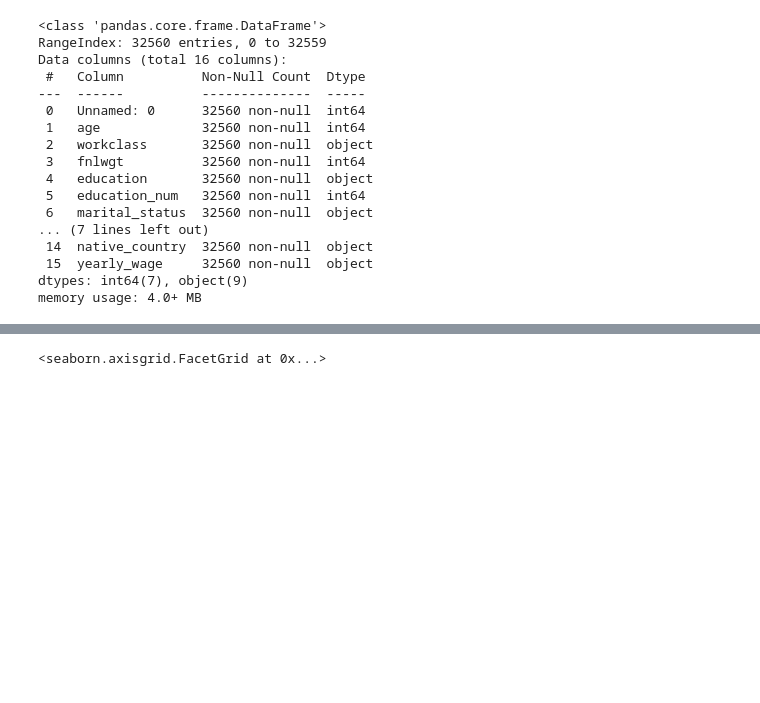
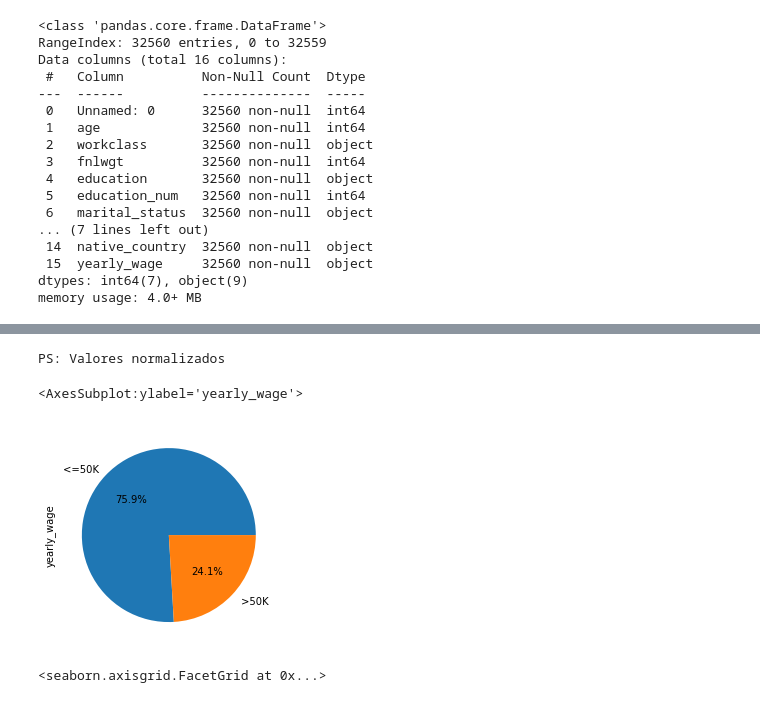
Before and after one commit to moise-s/DataScientist-Indicium, a Jupyter notebook: main.ipynb, the cells around one changed output, grey strips where cells are left out. Cells and saved outputs as stored; diff of their text form; code cells hidden in the pictures; blank space fills up the shorter version.

```diff
--- a/main.ipynb
+++ b/main.ipynb
@@ -45,3 +116,10 @@ train.yearly_wage.value_counts().plot(kind='bar')
+# %%
+print('PS: Valores normalizados')
+train.yearly_wage.value_counts(normalize=True).plot(kind='pie', autopct='%1.1f%%')
+# %% [output]
+PS: Valores normalizados
+<AxesSubplot:ylabel='yearly_wage'>
+[figure, added]
 # %%
 sns.catplot(y="workclass", hue="yearly_wage", kind="count", data=train)
 # %% [output]
```
Also changed, not shown: parts of 35 cells of this notebook, 2 other files.
